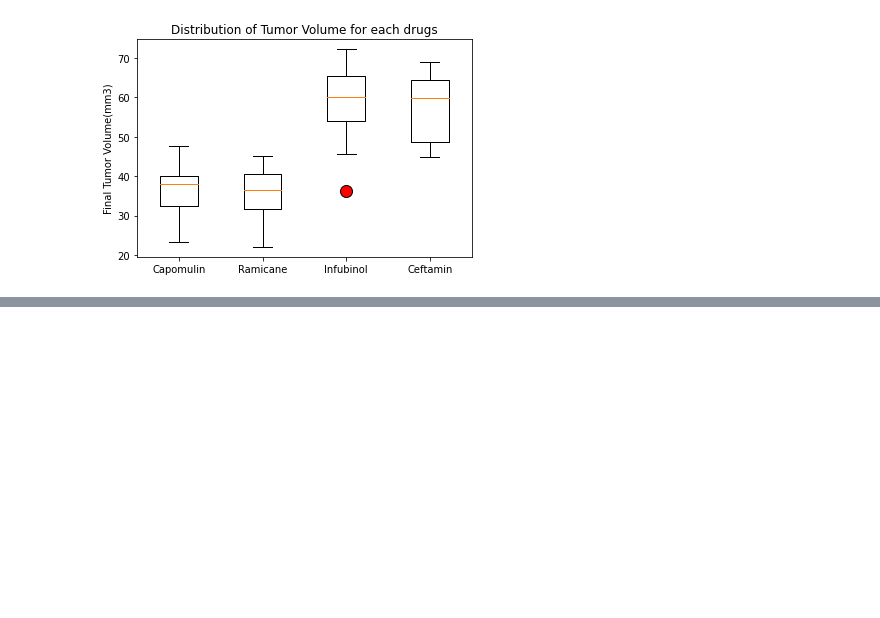
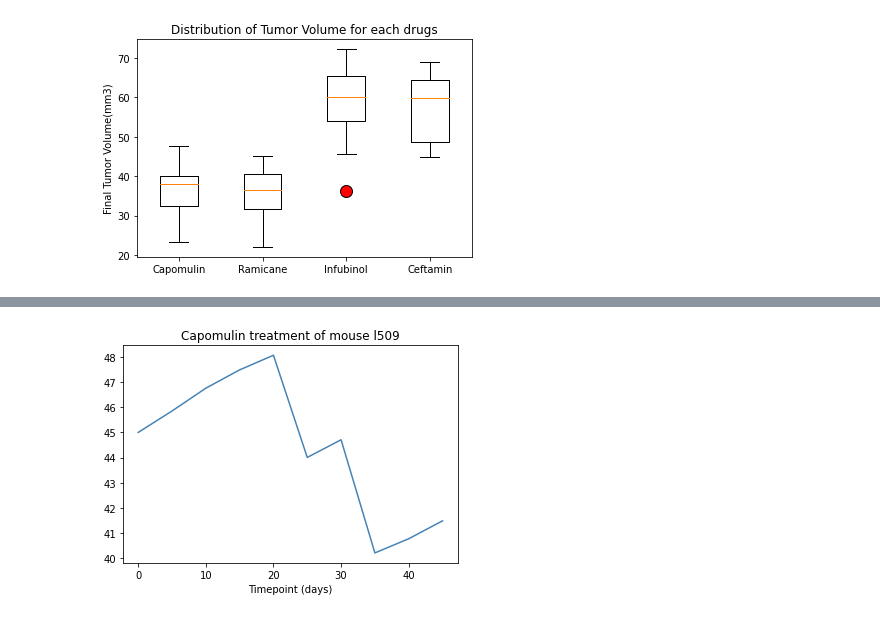
Before and after one commit to jananeesaranraj/Matplotlib, a Jupyter notebook: Pymaceuticals/Pymaceuticals.ipynb, the cells around one changed output, grey strips where cells are left out. Saved outputs shown, nothing was run; the diff lists cells and outputs as text; code cells hidden in the pictures; blank space fills up the shorter version.

```diff
--- a/Pymaceuticals/Pymaceuticals.ipynb
+++ b/Pymaceuticals/Pymaceuticals.ipynb
@@ -325,3 +336,8 @@ ax1.set_ylabel('Final Tumor Volume(mm3)')
 plt.show()
 # %% [output]
 [figure]
+# %%
+# Generate a line plot of tumor volume vs. time point for a mouse treated with Capomulin
+line_df = df[["Mouse ID","Timepoint","Tumor Volume (mm3)","Drug Regimen"]]
+line_df = line_df.loc[line_df["Mouse ID"]== "l509"]
+line_df.reset_index()
@@ -327,0 +356,10 @@ plt.show()
+# %%
+x_axis = np.arange(0,50,5)
+tumor_plot,=plt.plot(x_axis,line_df["Tumor Volume (mm3)"], color="steelblue")
+plt.title("Capomulin treatment of mouse l509")
+plt.xlabel("Timepoint (days)")
+plt.ylabel()
+# plt.ylabel("Tumor Volume (mm3)")
+plt.show()
+# %% [output]
+[figure, added]
```
Also changed, not shown: parts of 9 cells of this notebook.
